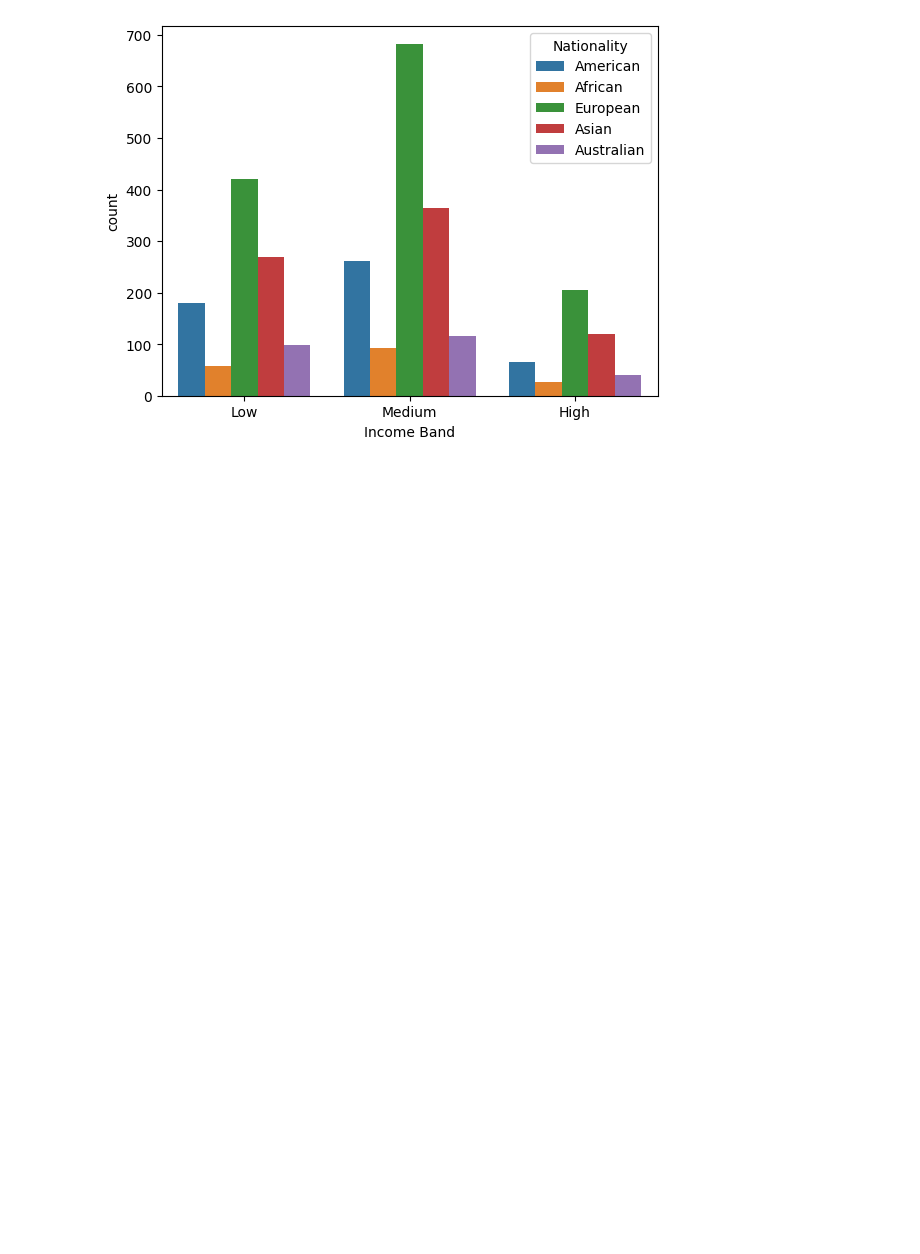
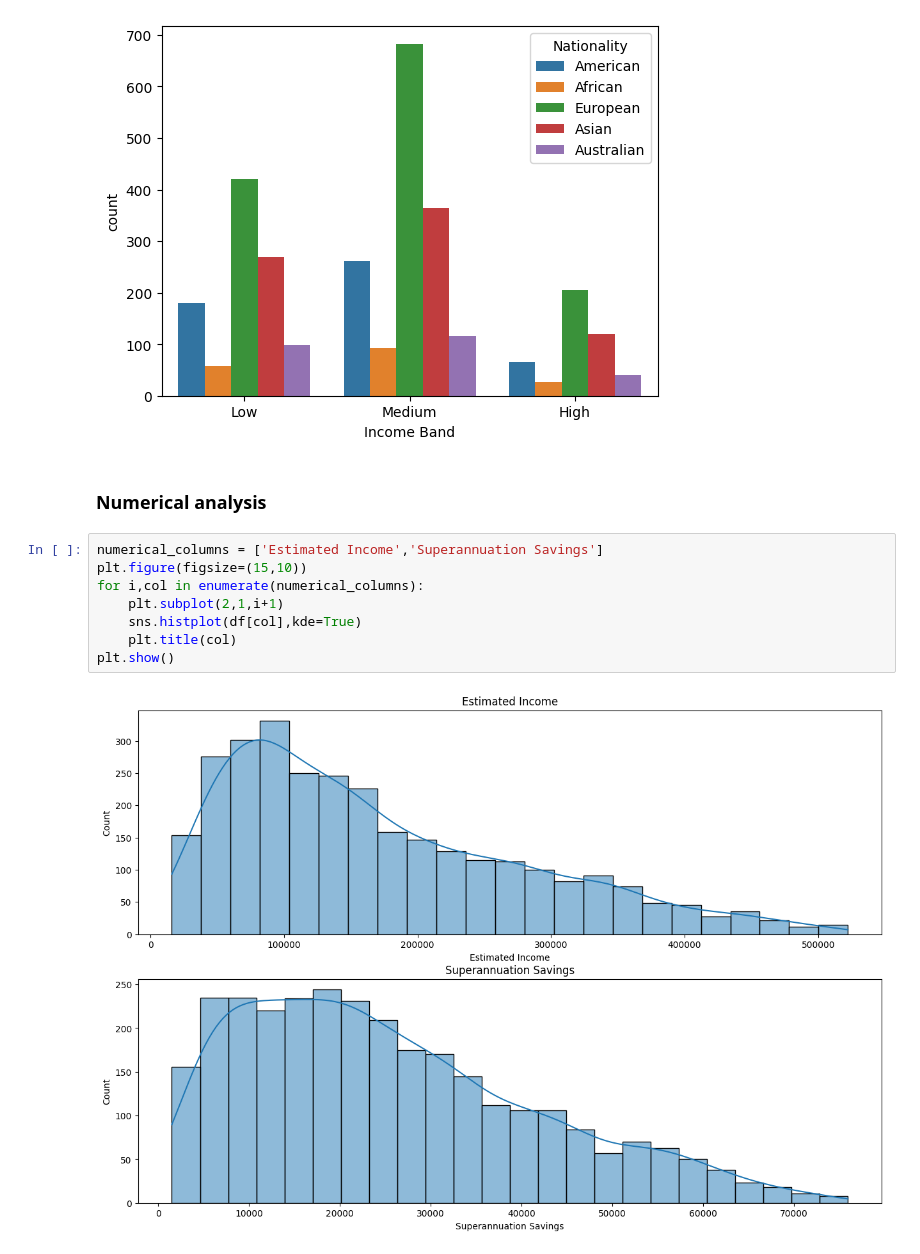
Before and after one commit to RealElvince/banking-EDA, a Jupyter notebook: notebooks/banking_EDA.ipynb, the cells around one changed output. Saved outputs shown, nothing was run; the diff lists cells and outputs as text; blank space fills up the shorter version.

Commit message:
histogram for ESTIMATED INCOME and SUPERANNUATION SAVINGS

```diff
--- a/notebooks/banking_EDA.ipynb
+++ b/notebooks/banking_EDA.ipynb
@@ -241,3 +240,15 @@ for i,col in enumerate(category_cols):
 [figure]
 [figure]
 [figure]
+# %% [markdown]
+### Numerical analysis
+# %%
+numerical_columns = ['Estimated Income','Superannuation Savings']
+plt.figure(figsize=(15,10))
+for i,col in enumerate(numerical_columns):
+    plt.subplot(2,1,i+1)
+    sns.histplot(df[col],kde=True)
+    plt.title(col)
+plt.show()
+# %% [output]
+[figure, added]
```
Also changed, not shown: parts of 1 cell of this notebook.
